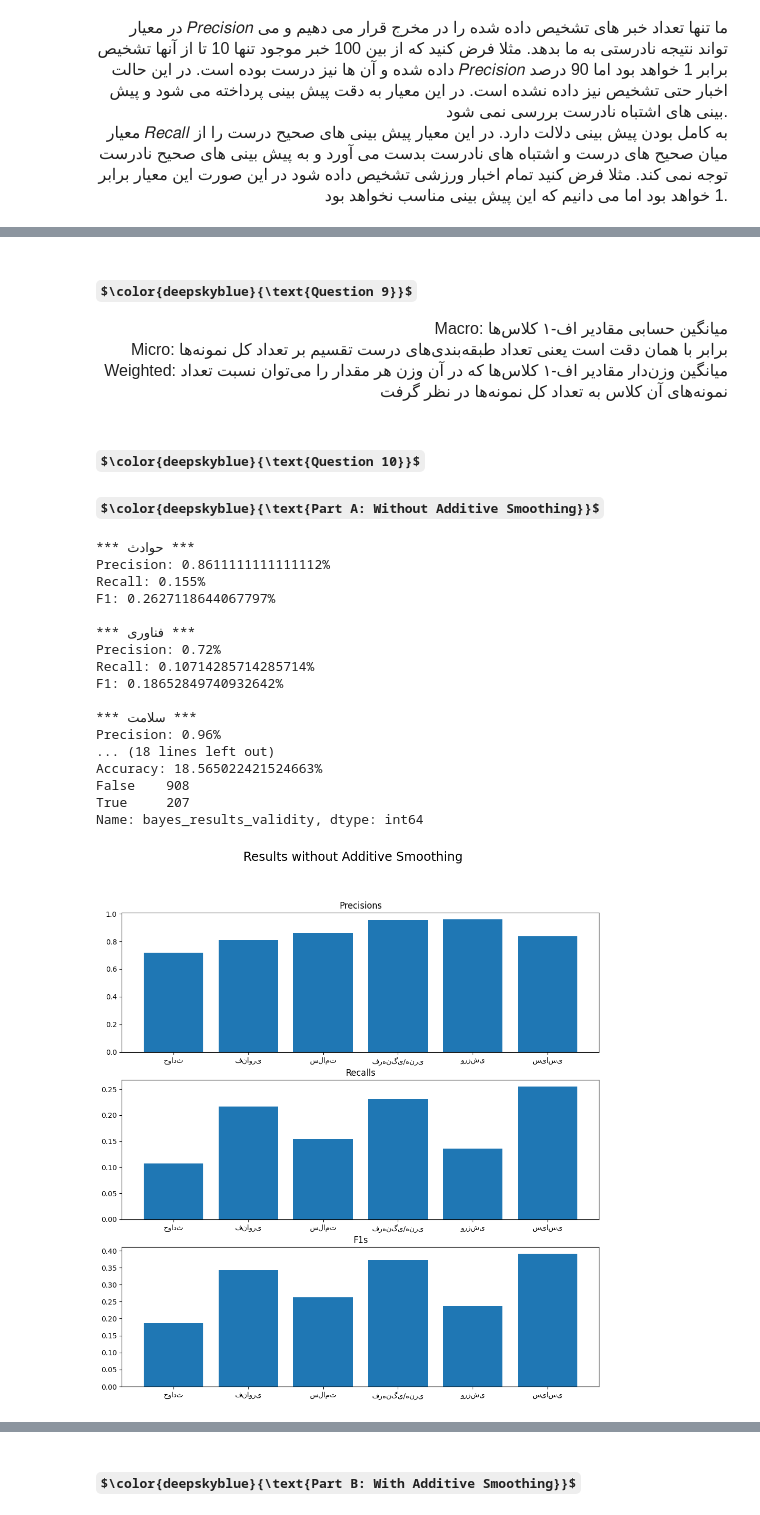
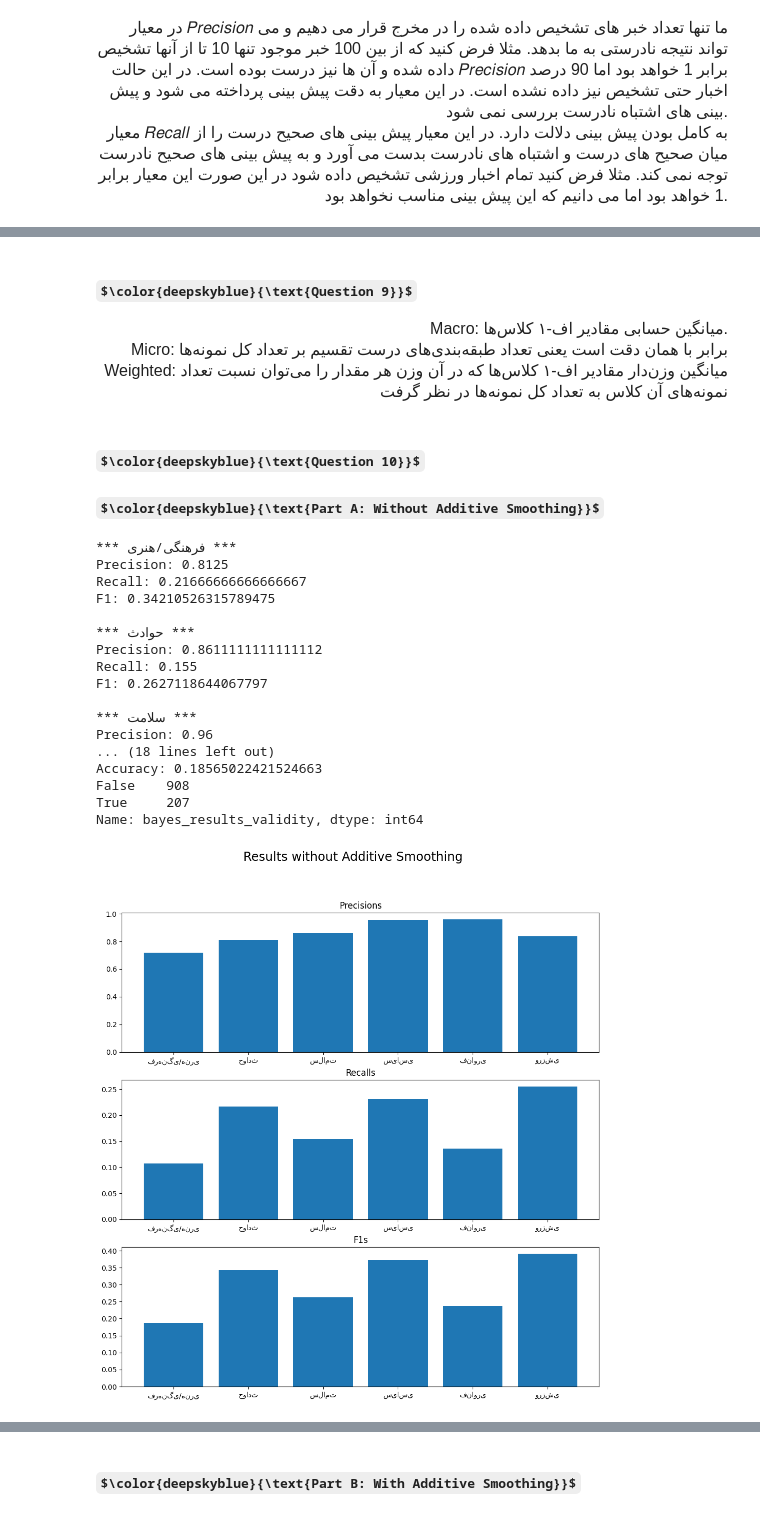
Before and after one commit to ajavid34/Artificial-Intelligence, a Jupyter notebook: CA 3/CA3.ipynb, the cells around one changed output, grey strips where cells are left out. Saved outputs shown, nothing was run; the diff lists cells and outputs as text; code cells hidden in the pictures; some formulas as TeX source.

```diff
--- a/CA 3/CA3.ipynb
+++ b/CA 3/CA3.ipynb
@@ -246,7 +245,7 @@ plt.show()
 <p dir=rtl style="direction: rtl;text-align: right;line-height:200%;font-family:vazir;font-size:medium">
 <font face="vazir" size=3>
     Macro:
-        میانگین حسابی مقادیر اف-۱ کلاس‌ها
+        میانگین حسابی مقادیر اف-۱ کلاس‌ها.
         <br>
     Micro:
         برابر با همان دقت است یعنی تعداد طبقه‌بندی‌های درست تقسیم بر تعداد کل نمونه‌ها
@@ -282,45 +281,45 @@ for category in categories:
 
 for category in categories:
     print("*** " + category + " ***")
-    print("Precision: " + str(precisions[category]) + "%  \nRecall: " + str(recalls[category]) + \
-          "%  \nF1: " + str(F1s[category]) + "% \n")
+    print("Precision: " + str(precisions[category]) + " \nRecall: " + str(recalls[category]) + \
+          " \nF1: " + str(F1s[category]) + "\n")
 
-print("Accuracy: " + str(B_accuracy * 100) + "%")
+print("Accuracy: " + str(B_accuracy) )
 print(test_df["bayes_results_validity"].value_counts())
 categories = list(categories)
 fig, axes = plt.subplots(3,1,figsize=(12,12))
 fig.suptitle("Results without Additive Smoothing",fontsize='xx-large');
 axes[0].set_title("Precisions")
 numbers = list(precisions.values())
 axes[0].bar(categories , numbers)
 
 
 axes[1].set_title("Recalls")
 numbers = list(recalls.values())
 axes[1].bar(categories , numbers)
 
 
 axes[2].set_title("F1s")
 numbers = list(F1s.values())
 axes[2].bar(categories , numbers)
 
 plt.show()
 # %% [output]
+*** فرهنگی/هنری ***
+Precision: 0.8125
+Recall: 0.21666666666666667
+F1: 0.34210526315789475
+
 *** حوادث ***
-Precision: 0.8611111111111112%
-Recall: 0.155%
-F1: 0.2627118644067797%
-
-*** فناوری ***
-Precision: 0.72%
-Recall: 0.10714285714285714%
-F1: 0.18652849740932642%
+Precision: 0.8611111111111112
+Recall: 0.155
+F1: 0.2627118644067797
 
 *** سلامت ***
-Precision: 0.96%
+Precision: 0.96
 ... (18 lines left out)
-Accuracy: 18.565022421524663%
+Accuracy: 0.18565022421524663
 False    908
 True     207
 Name: bayes_results_validity, dtype: int64
-[figure, old version]
+[figure, new version]
```
Also changed, not shown: parts of 17 cells of this notebook, 2 other files.
